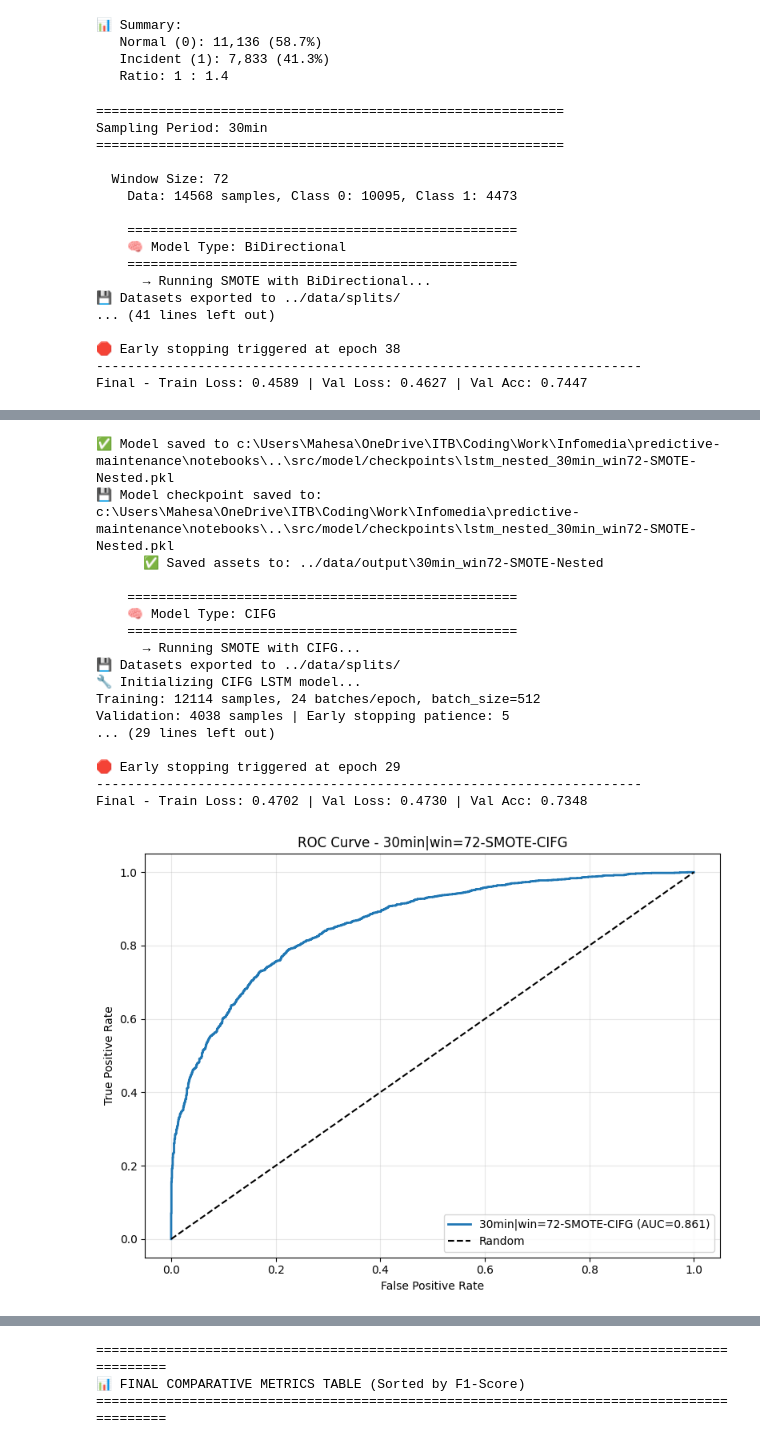
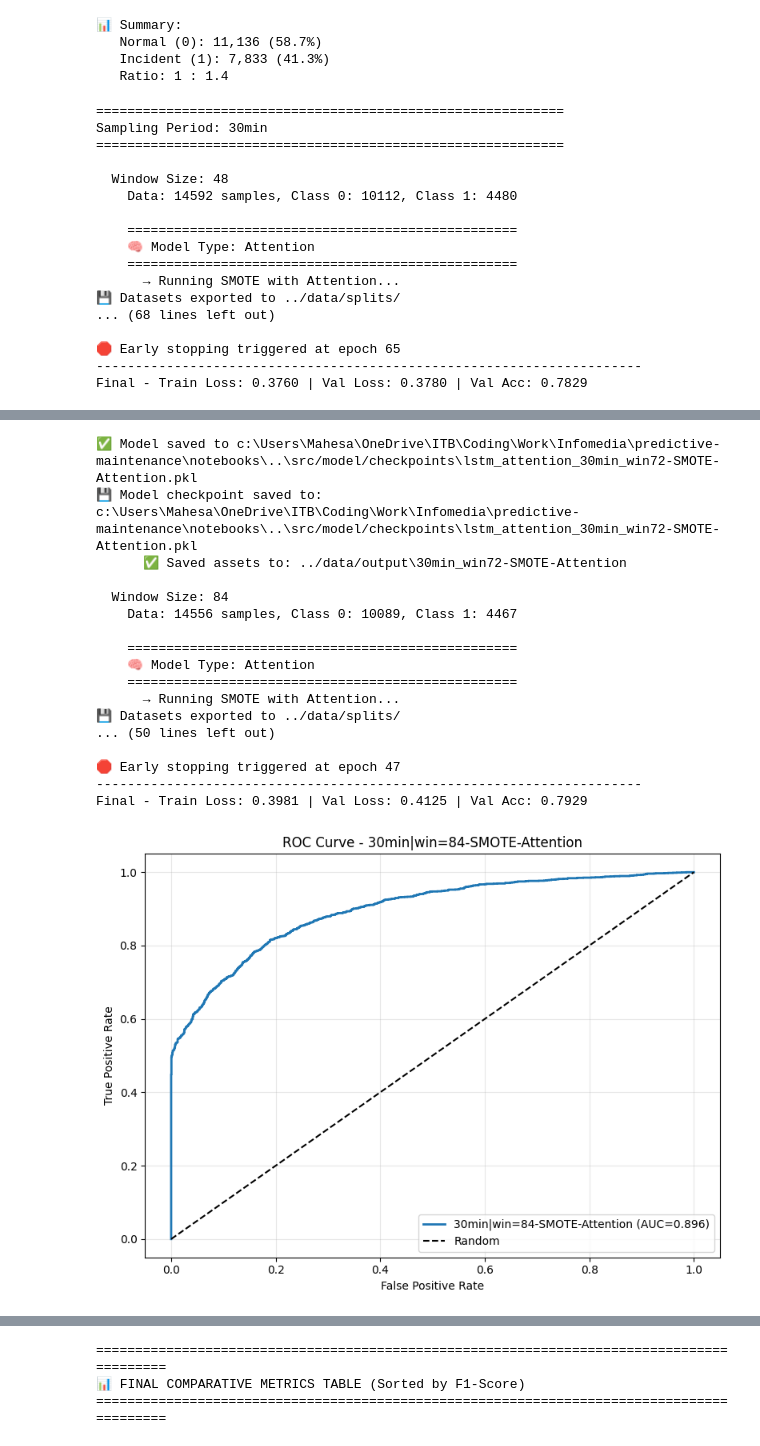
Before and after one commit to mahesa005/predictive-maintenance, a Jupyter notebook: notebooks/train_lstm_optimized_experiments.ipynb, the cells around one changed output, grey strips where cells are left out. Drawn from its saved outputs; the diff is of its cells as text; code cells hidden in the pictures.

Commit message:
feat: finished base + adam + attention to window=96

```diff
--- a/notebooks/train_lstm_optimized_experiments.ipynb
+++ b/notebooks/train_lstm_optimized_experiments.ipynb
@@ -38,19 +38,19 @@ from src.utils.model_io import save_model, load_and_build_model
 # Model registry untuk loop experiments
 MODEL_REGISTRY = {
     # 'Optimized': LSTMModelGPUOptimized,
-    'BiDirectional': BiLSTMModelGPUOptimized,
-    'Nested': NestedLSTMModelGPUOptimized,
+    # 'BiDirectional': BiLSTMModelGPUOptimized,
+    # 'Nested': NestedLSTMModelGPUOptimized,
     # 'Peephole': PeepholeLSTMModelGPUOptimized,
-    'CIFG': CIFGLSTMModelGPUOptimized,
-    'GLU': GLULSTMModelGPUOptimized,
+    # 'CIFG': CIFGLSTMModelGPUOptimized,
+    # 'GLU': GLULSTMModelGPUOptimized,
     # 'LayerNorm': LayerNormLSTMModelGPUOptimized,
     # 'Residual': ResidualLSTMModelGPUOptimized,
     # Attention models
     'Attention': AttentionLSTMModelGPUOptimized,
-    'BiDirectional-Attention': BiDirectionalAttentionLSTMModelGPUOptimized,
-    'CIFG-Attention': CIFGAttentionLSTMModelGPUOptimized,
-    'GLU-Attention': GLUAttentionLSTMModelGPUOptimized,
-    'Nested-Attention': NestedAttentionLSTMModelGPUOptimized
+    # 'BiDirectional-Attention': BiDirectionalAttentionLSTMModelGPUOptimized,
+    # 'CIFG-Attention': CIFGAttentionLSTMModelGPUOptimized,
+    # 'GLU-Attention': GLUAttentionLSTMModelGPUOptimized,
+    # 'Nested-Attention': NestedAttentionLSTMModelGPUOptimized
 }
 
 # Export path
@@ -331,7 +333,7 @@ def save_model_assets(result, output_base_path="../data/output"):
 # %%
 # === 5. Run Experiment ==
 sampling_periods = ['30min']
-window_sizes = [72, 84, 96]
+window_sizes = [48, 72, 84, 96]
 model_types = list(MODEL_REGISTRY.keys())  # ['Optimized', 'BiDirectional', 'Nested', 'Peephole']
 results_all = []
 
@@ -414,16 +416,16 @@ print('='*60)
 Sampling Period: 30min
 ============================================================
 
-  Window Size: 72
-    Data: 14568 samples, Class 0: 10095, Class 1: 4473
+  Window Size: 48
+    Data: 14592 samples, Class 0: 10112, Class 1: 4480
 
     ==================================================
-    🧠 Model Type: BiDirectional
+    🧠 Model Type: Attention
     ==================================================
-      → Running SMOTE with BiDirectional...
+      → Running SMOTE with Attention...
 💾 Datasets exported to ../data/splits/
-... (41 lines left out)
+... (68 lines left out)
 
-🛑 Early stopping triggered at epoch 38
+🛑 Early stopping triggered at epoch 65
 ----------------------------------------------------------------------
-Final - Train Loss: 0.4589 | Val Loss: 0.4627 | Val Acc: 0.7447
+Final - Train Loss: 0.3760 | Val Loss: 0.3780 | Val Acc: 0.7829
@@ -449,18 +451,18 @@ Final - Train Loss: 0.4355 | Val Loss: 0.4436 | Val Acc: 0.7650
-✅ Model saved to c:\Users\Mahesa\OneDrive\ITB\Coding\Work\Infomedia\predictive-maintenance\notebooks\..\src/model/checkpoints\lstm_nested_30min_win72-SMOTE-Nested.pkl
-💾 Model checkpoint saved to: c:\Users\Mahesa\OneDrive\ITB\Coding\Work\Infomedia\predictive-maintenance\notebooks\..\src/model/checkpoints\lstm_nested_30min_win72-SMOTE-Nested.pkl
-      ✅ Saved assets to: ../data/output\30min_win72-SMOTE-Nested
+✅ Model saved to c:\Users\Mahesa\OneDrive\ITB\Coding\Work\Infomedia\predictive-maintenance\notebooks\..\src/model/checkpoints\lstm_attention_30min_win72-SMOTE-Attention.pkl
+💾 Model checkpoint saved to: c:\Users\Mahesa\OneDrive\ITB\Coding\Work\Infomedia\predictive-maintenance\notebooks\..\src/model/checkpoints\lstm_attention_30min_win72-SMOTE-Attention.pkl
+      ✅ Saved assets to: ../data/output\30min_win72-SMOTE-Attention
+
+  Window Size: 84
+    Data: 14556 samples, Class 0: 10089, Class 1: 4467
 
     ==================================================
-    🧠 Model Type: CIFG
+    🧠 Model Type: Attention
     ==================================================
-      → Running SMOTE with CIFG...
+      → Running SMOTE with Attention...
 💾 Datasets exported to ../data/splits/
-🔧 Initializing CIFG LSTM model...
-Training: 12114 samples, 24 batches/epoch, batch_size=512
-Validation: 4038 samples | Early stopping patience: 5
-... (29 lines left out)
+... (50 lines left out)
 
-🛑 Early stopping triggered at epoch 29
+🛑 Early stopping triggered at epoch 47
 ----------------------------------------------------------------------
-Final - Train Loss: 0.4702 | Val Loss: 0.4730 | Val Acc: 0.7348
+Final - Train Loss: 0.3981 | Val Loss: 0.4125 | Val Acc: 0.7929
-[figure, old version]
+[figure, new version]
```
Also changed, not shown: parts of 2 cells of this notebook, 17 other files.
